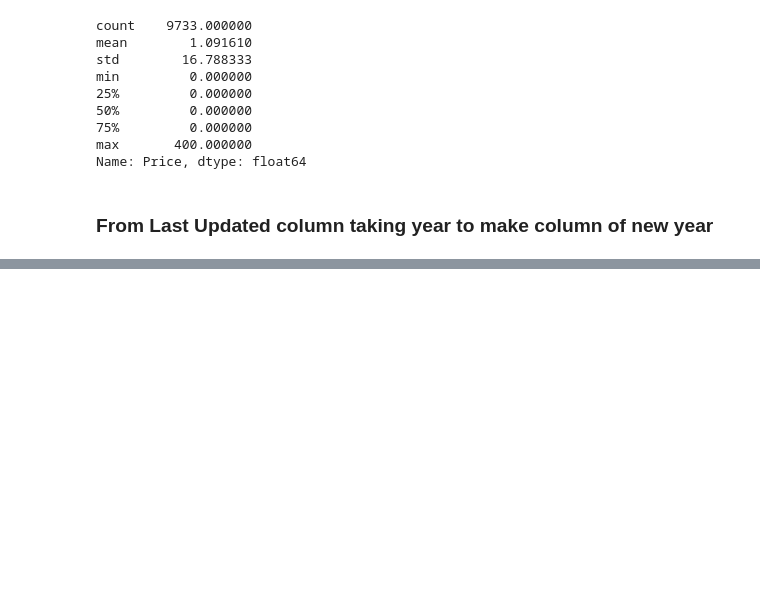
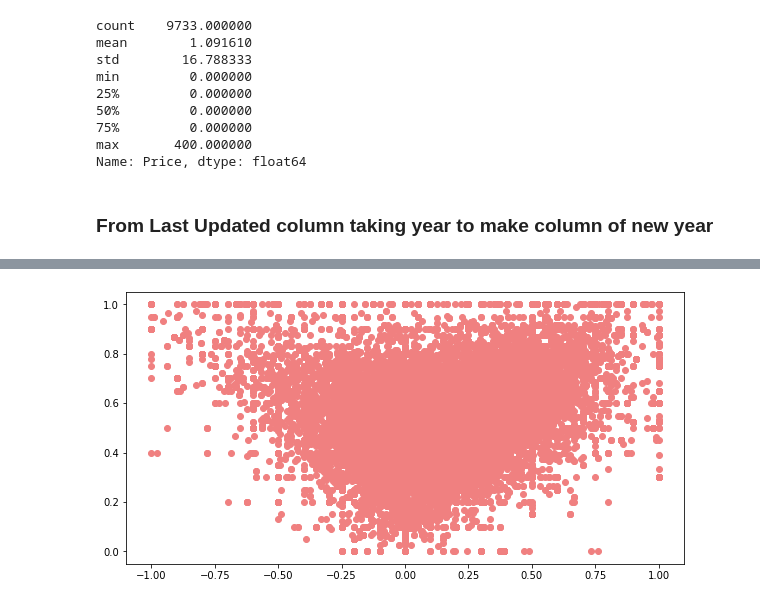
Before and after one commit to shubham-hub/Play-Store-Analysis, a Jupyter notebook: Capstone_Project_1_Shubham_Chavhan.ipynb, the cells around one changed output, grey strips where cells are left out. Cells and saved outputs as stored; diff of their text form; code cells hidden in the pictures; blank space fills up the shorter version.

```diff
--- a/Capstone_Project_1_Shubham_Chavhan.ipynb
+++ b/Capstone_Project_1_Shubham_Chavhan.ipynb
@@ -397,0 +522,7 @@ memory usage: 1.5+ MB
+# %%
+x=df_user_review['Sentiment_Polarity']
+y=df_user_review['Sentiment_Subjectivity']
+plt.scatter(x,y,color='lightcoral')
+plt.show()
+# %% [output]
+[figure, added]
```
Also changed, not shown: parts of 32 cells of this notebook.
